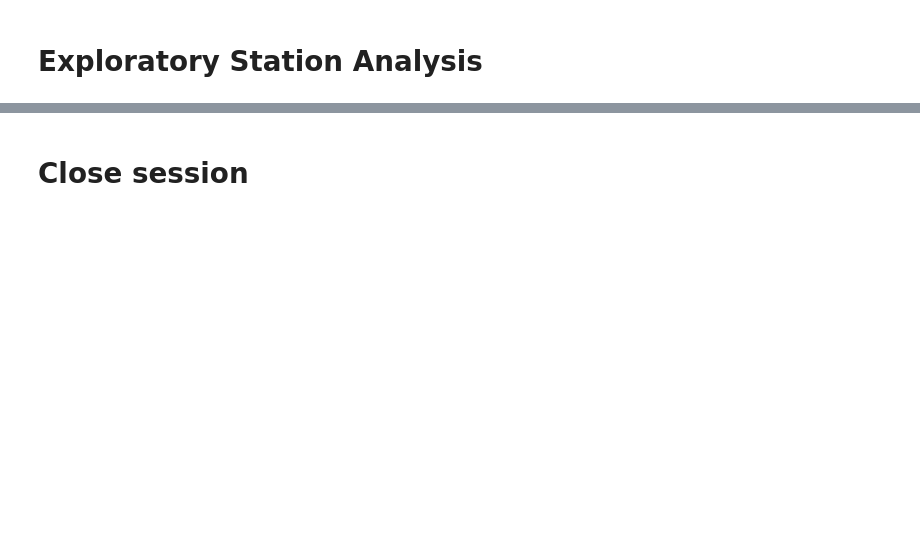
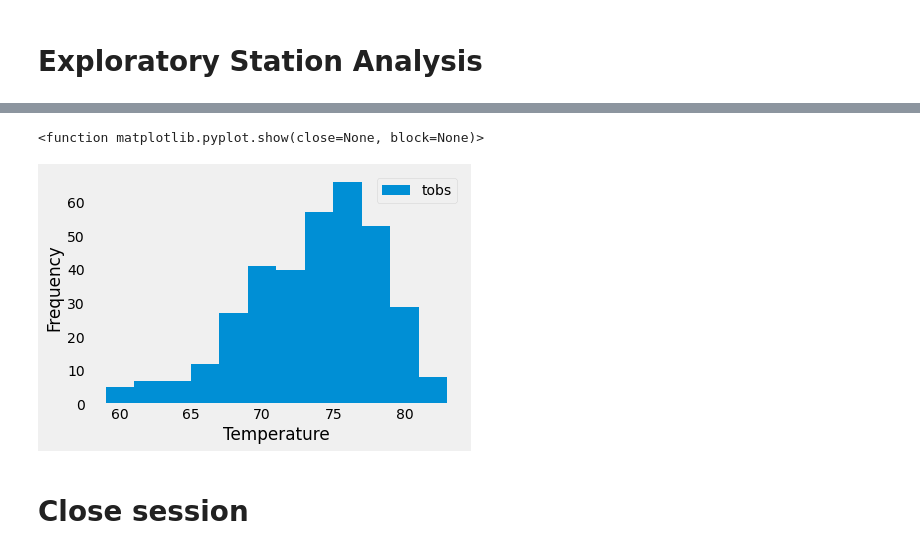
Before and after one commit to joelox87/sqlalchemy-challenge, a Jupyter notebook: climate_starter.ipynb, the cells around one changed output, grey strips where cells are left out. Saved outputs shown, nothing was run; the diff lists cells and outputs as text; code cells hidden in the pictures; blank space fills up the shorter version.

```diff
--- a/climate_starter.ipynb
+++ b/climate_starter.ipynb
@@ -117,3 +142,9 @@ df.plot(rot=90, x="date", y="prcp")
 # %%
 # Using the most active station id
 # Query the last 12 months of temperature observation data for this station and plot the results as a histogram
+tobs_last_year = session.query(Measurement.station, Measurement.tobs).\
+                filter(Measurement.station == 'USC00519281').\
+                filter(Measurement.date >= year_ago).all()
+tobs_last_year_df = pd.DataFrame(tobs_last_year)
+tobs_last_year_df.set_index('station', inplace=True)
+tobs_last_year_df.head()
@@ -120,3 +159,14 @@ df.plot(rot=90, x="date", y="prcp")
+# %%
+# Histogram plot
+tobs_last_year_df.plot.hist(by='station', bins=12)
+plt.grid()
+plt.xlabel("Temperature")
+plt.ylabel("Frequency")
+plt.savefig("station_temps_histogram.png")
+plt.show
+# %% [output]
+<function matplotlib.pyplot.show(close=None, block=None)>
+[figure, added]
 # %% [markdown]
 # Close session
 # %%
```
Also changed, not shown: parts of 7 cells of this notebook, 1 other file.
